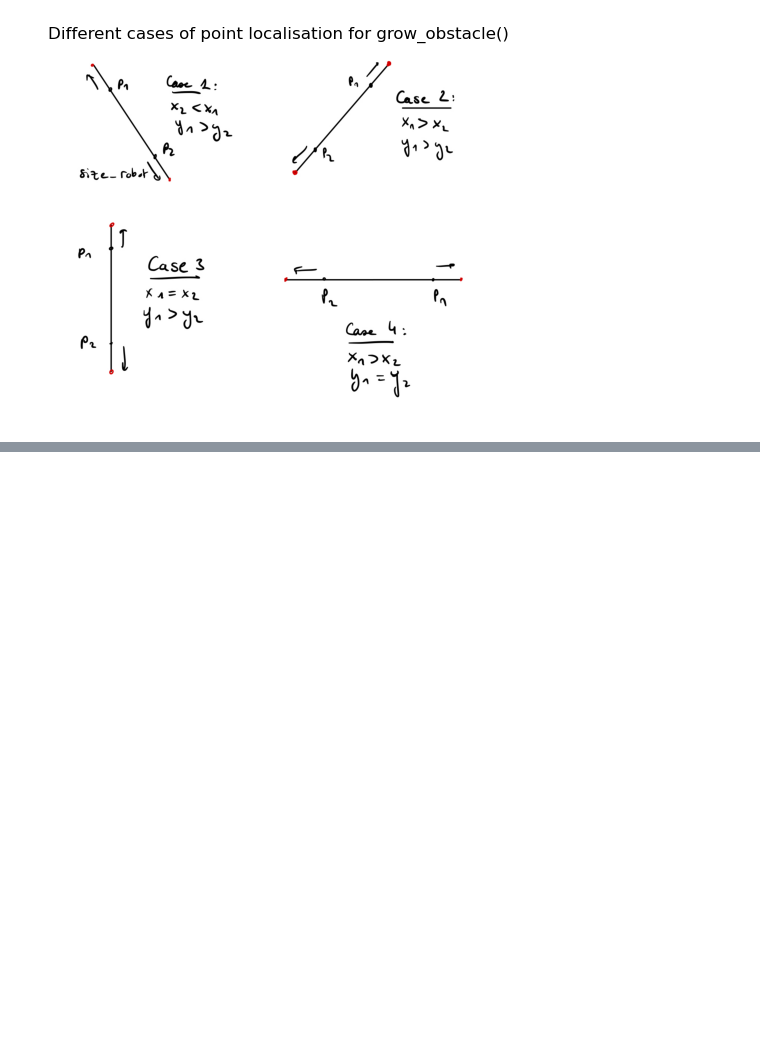
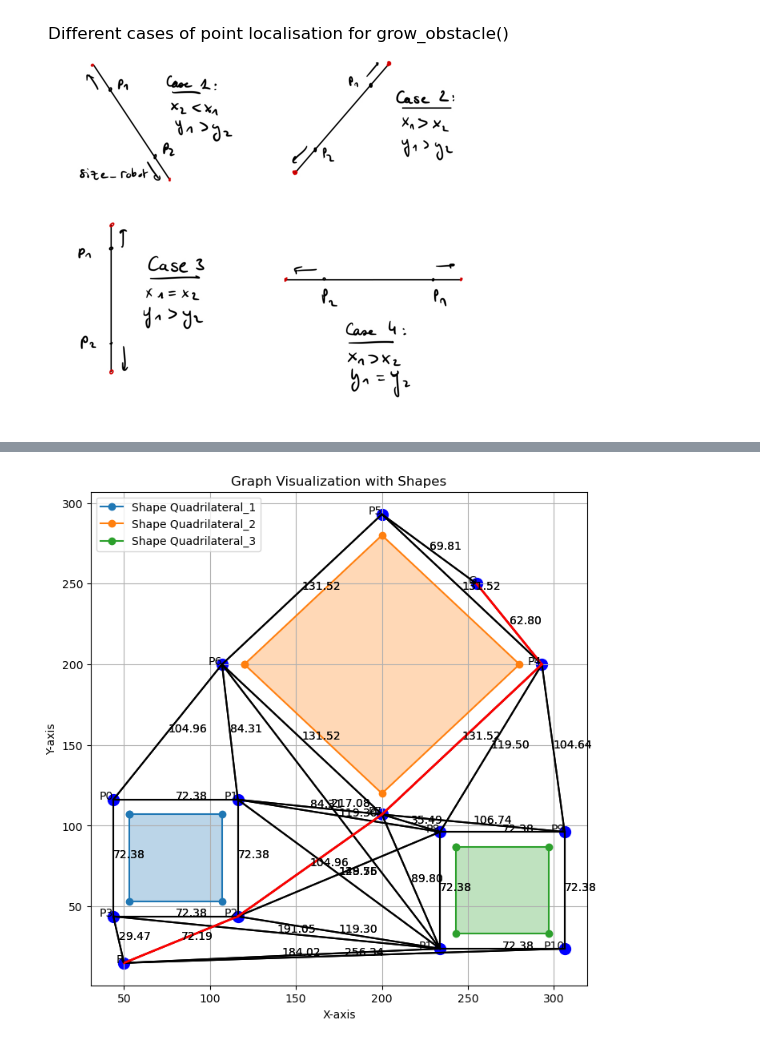
Before and after one commit to Armonis5/ThymioMob, a Jupyter notebook: Global_demo.ipynb, the cells around one changed output, grey strips where cells are left out. Cells and saved outputs as stored; diff of their text form; code cells hidden in the pictures; blank space fills up the shorter version.

```diff
--- a/Global_demo.ipynb
+++ b/Global_demo.ipynb
@@ -40,0 +65,6 @@ plt_glob.plot_expended_obstacles(object_corners, SandG, expended_corners)
+# %%
+distances = global_nav.calculate_distances(adjacent_list, points_name2coord)
+shortest_path = global_nav.find_path(adjacent_list, points_name2coord)
+plt_glob.plot_graph_with_shapes(adjacent_list, points_name2coord, distances, shortest_path, object_corners)
+# %% [output]
+[figure, added]
```
Also changed, not shown: parts of 7 cells of this notebook, 2 other files.
